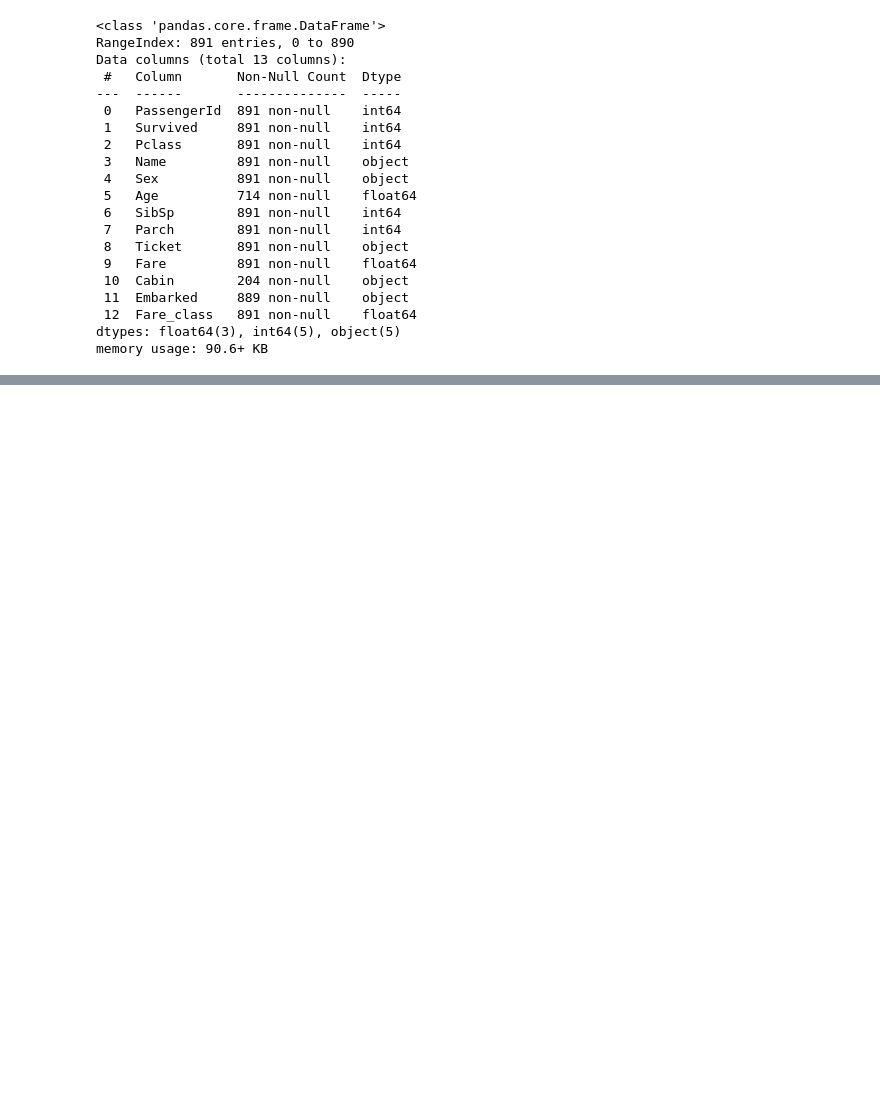
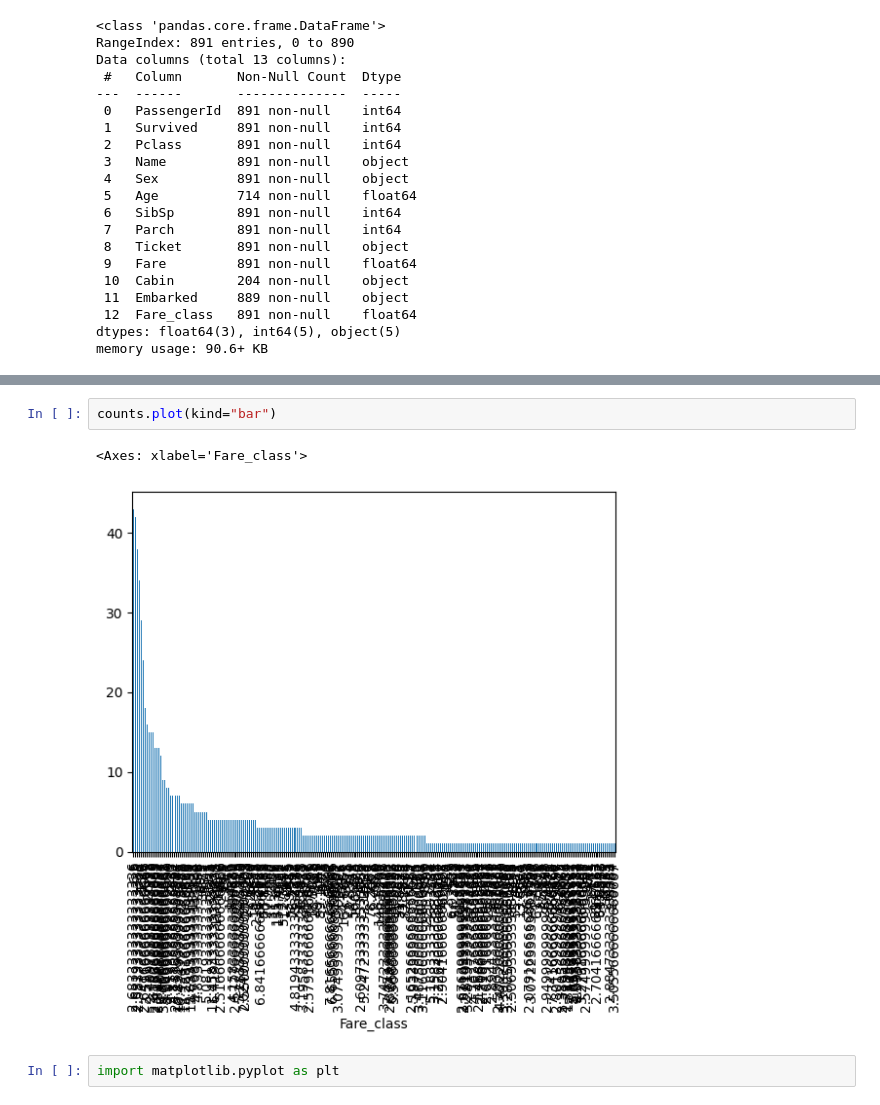
Before and after one commit to sajidzahid/NEDpython, a Jupyter notebook: Week_7/week7_class14_pandas_sirjamal.ipynb, the cells around one changed output, grey strips where cells are left out. Cells and saved outputs as stored; diff of their text form; blank space fills up the shorter version.

```diff
--- a/Week_7/week7_class14_pandas_sirjamal.ipynb
+++ b/Week_7/week7_class14_pandas_sirjamal.ipynb
@@ -302,0 +371,7 @@ memory usage: 90.6+ KB
+# %%
+counts.plot(kind="bar")
+# %% [output]
+<Axes: xlabel='Fare_class'>
+[figure, added]
+# %%
+import matplotlib.pyplot as plt
```
Also changed, not shown: parts of 8 cells of this notebook, 3 other files.
